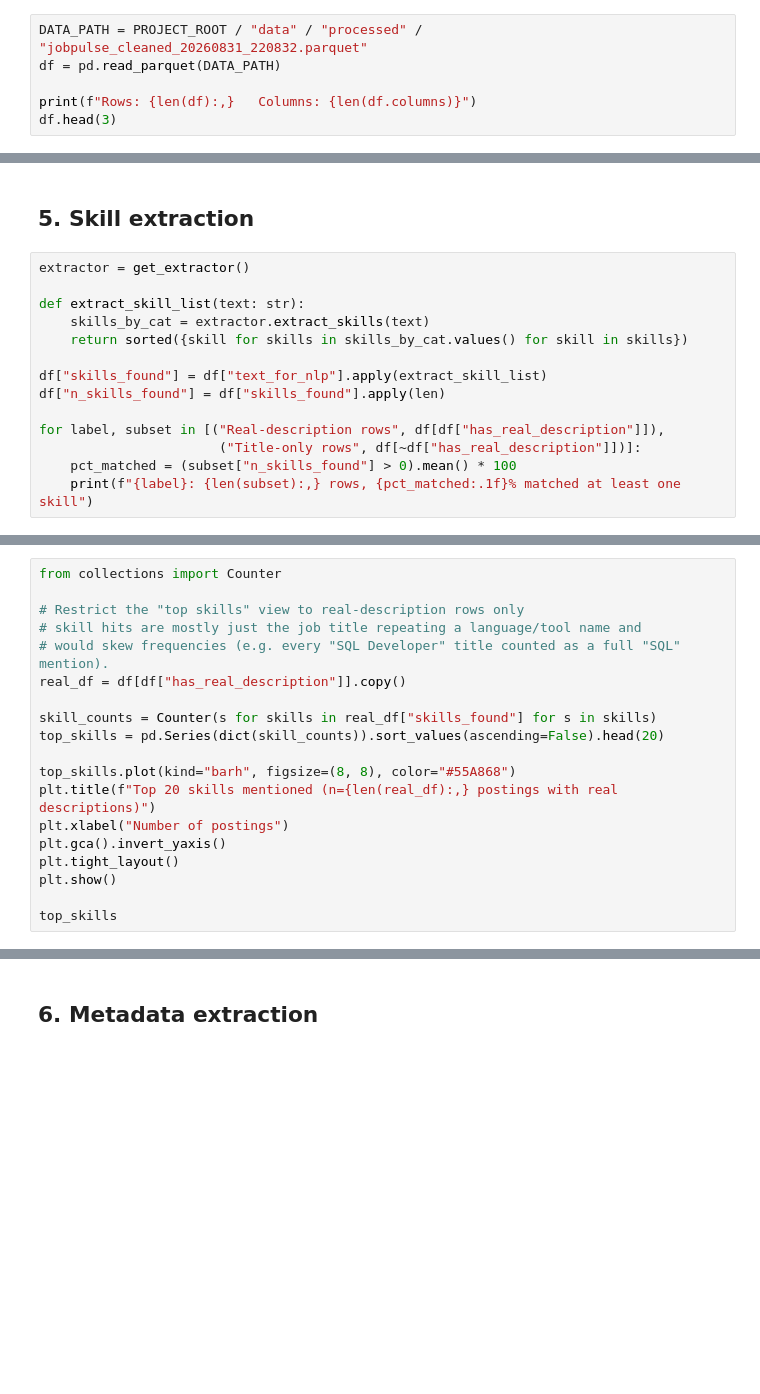
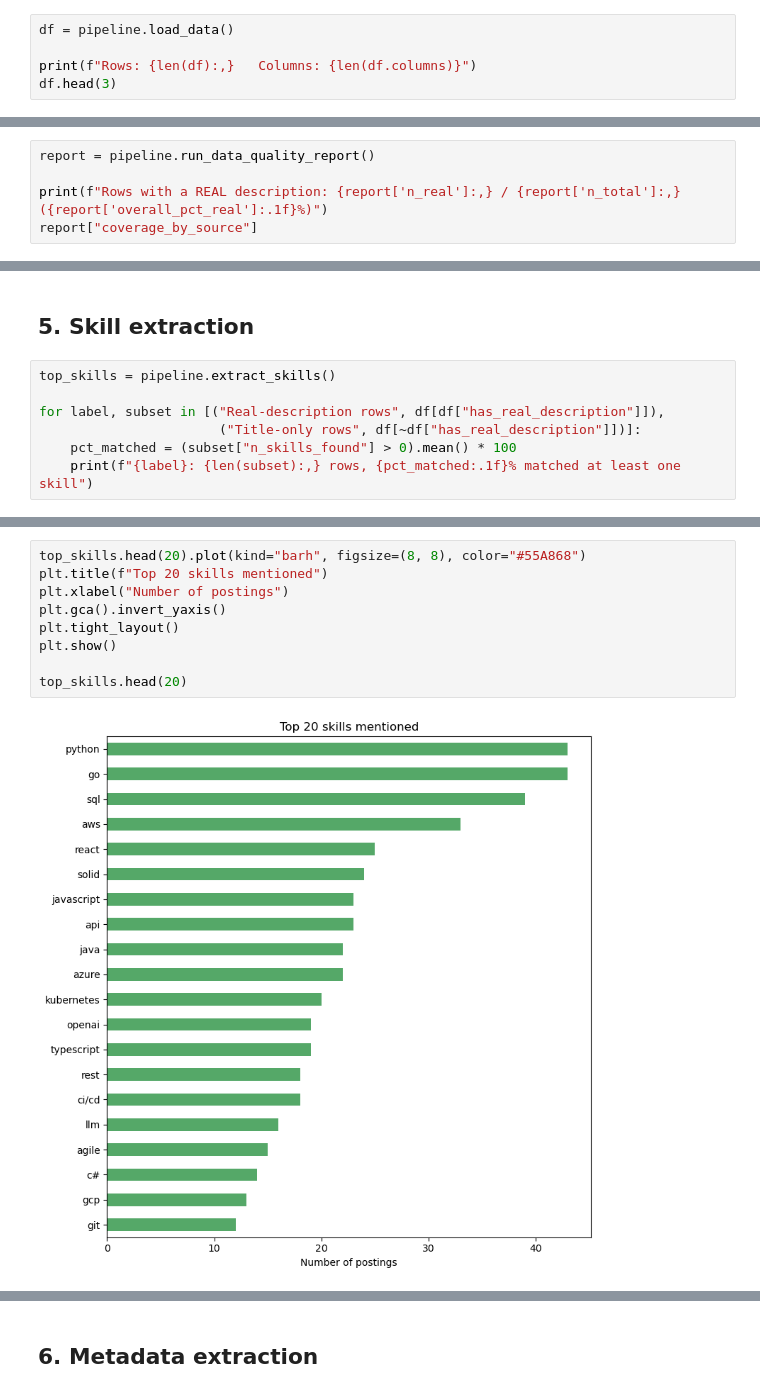
Before and after one commit to franciswairagu/jobpulseKe, a Jupyter notebook: notebooks/nlp_analysis.ipynb, the cells around one changed output, grey strips where cells are left out. Drawn from its saved outputs; the diff is of its cells as text; blank space fills up the shorter version.

Commit message:
Add NLP analysis pipeline and category classifier

```diff
--- a/notebooks/nlp_analysis.ipynb
+++ b/notebooks/nlp_analysis.ipynb
@@ -27,8 +27,7 @@ plt.rcParams["figure.facecolor"] = "white"
 # %% [markdown]
 ## 2. Load data
 # %%
-DATA_PATH = PROJECT_ROOT / "data" / "processed" / "jobpulse_cleaned_20260831_220832.parquet"
-df = pd.read_parquet(DATA_PATH)
+df = pipeline.load_data()
 
 print(f"Rows: {len(df):,}   Columns: {len(df.columns)}")
 df.head(3)
@@ -90,0 +43,5 @@ coverage_by_source
+# %%
+report = pipeline.run_data_quality_report()
+
+print(f"Rows with a REAL description: {report['n_real']:,} / {report['n_total']:,} ({report['overall_pct_real']:.1f}%)")
+report["coverage_by_source"]
@@ -160,14 +107,7 @@ df.loc[df["has_real_description"], ["job_title", "desc_clean"]].sample(2, random
 # %% [markdown]
 ## 5. Skill extraction
 # %%
-extractor = get_extractor()
-
-def extract_skill_list(text: str):
-    skills_by_cat = extractor.extract_skills(text)
-    return sorted({skill for skills in skills_by_cat.values() for skill in skills})
-
-df["skills_found"] = df["text_for_nlp"].apply(extract_skill_list)
-df["n_skills_found"] = df["skills_found"].apply(len)
+top_skills = pipeline.extract_skills()
 
 for label, subset in [("Real-description rows", df[df["has_real_description"]]),
                        ("Title-only rows", df[~df["has_real_description"]])]:
@@ -179,19 +118,0 @@ Title-only rows: 9,261 rows, 5.1% matched at least one skill
-# %%
-from collections import Counter
-
-# Restrict the "top skills" view to real-description rows only
-# skill hits are mostly just the job title repeating a language/tool name and
-# would skew frequencies (e.g. every "SQL Developer" title counted as a full "SQL" mention).
-real_df = df[df["has_real_description"]].copy()
-
-skill_counts = Counter(s for skills in real_df["skills_found"] for s in skills)
-top_skills = pd.Series(dict(skill_counts)).sort_values(ascending=False).head(20)
-
-top_skills.plot(kind="barh", figsize=(8, 8), color="#55A868")
-plt.title(f"Top 20 skills mentioned (n={len(real_df):,} postings with real descriptions)")
-plt.xlabel("Number of postings")
-plt.gca().invert_yaxis()
-plt.tight_layout()
-plt.show()
-
-top_skills
@@ -216,0 +119,11 @@ dtype: int64
+# %%
+top_skills.head(20).plot(kind="barh", figsize=(8, 8), color="#55A868")
+plt.title(f"Top 20 skills mentioned")
+plt.xlabel("Number of postings")
+plt.gca().invert_yaxis()
+plt.tight_layout()
+plt.show()
+
+top_skills.head(20)
+# %% [output]
+[figure, added]
```
Also changed, not shown: parts of 42 cells of this notebook, 4 other files.
